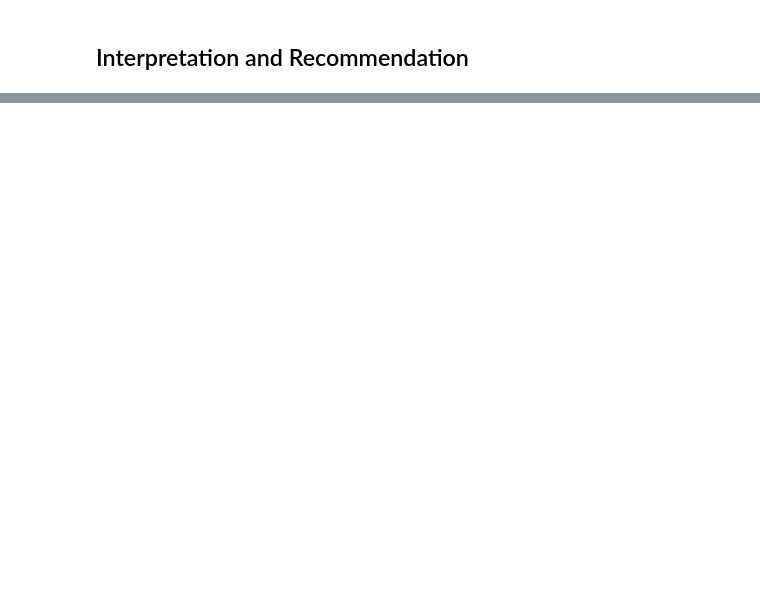
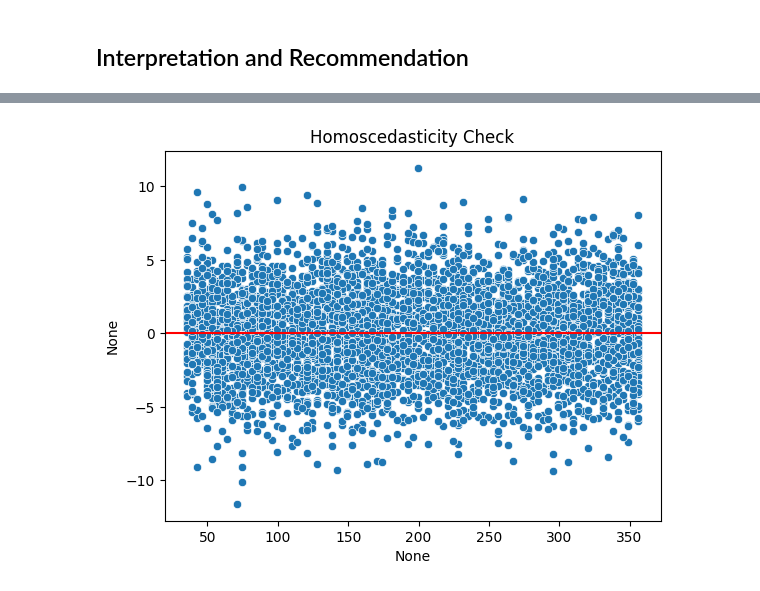
Before and after one commit to Bienbaz/Simple-Linear-Regression-Marketing-ROI-Analysis, a Jupyter notebook: regression_analysis.ipynb, the cells around one changed output, grey strips where cells are left out. Cells and saved outputs as stored; diff of their text form; code cells hidden in the pictures; blank space fills up the shorter version.

```diff
--- a/regression_analysis.ipynb
+++ b/regression_analysis.ipynb
@@ -87,10 +73,12 @@ Selected feature: TV
 # %% [markdown]
 ## Build OLS Regression Model
+# %%
+X = df["TV"]   # example (replace with best correlated variable)
+y = df["Sales"]
 # %%
-X = sm.add_constant(df[[best_feature]])
-y = df['Sales']
+X = sm.add_constant(X)  # adds intercept
+model = sm.OLS(y, X).fit()
 
-model = sm.OLS(y, X).fit()
 print(model.summary())
 # %% [output]
                             OLS Regression Results
@@ -162,0 +111,10 @@ Allocate more budget to this channel because it shows the strongest statistical
+# %%
+residuals = model.resid
+fitted = model.fittedvalues
+
+sns.scatterplot(x=fitted, y=residuals)
+plt.axhline(0, color='red')
+plt.title("Homoscedasticity Check")
+plt.show()
+# %% [output]
+[figure, added]
```
Also changed, not shown: parts of 18 cells of this notebook.
